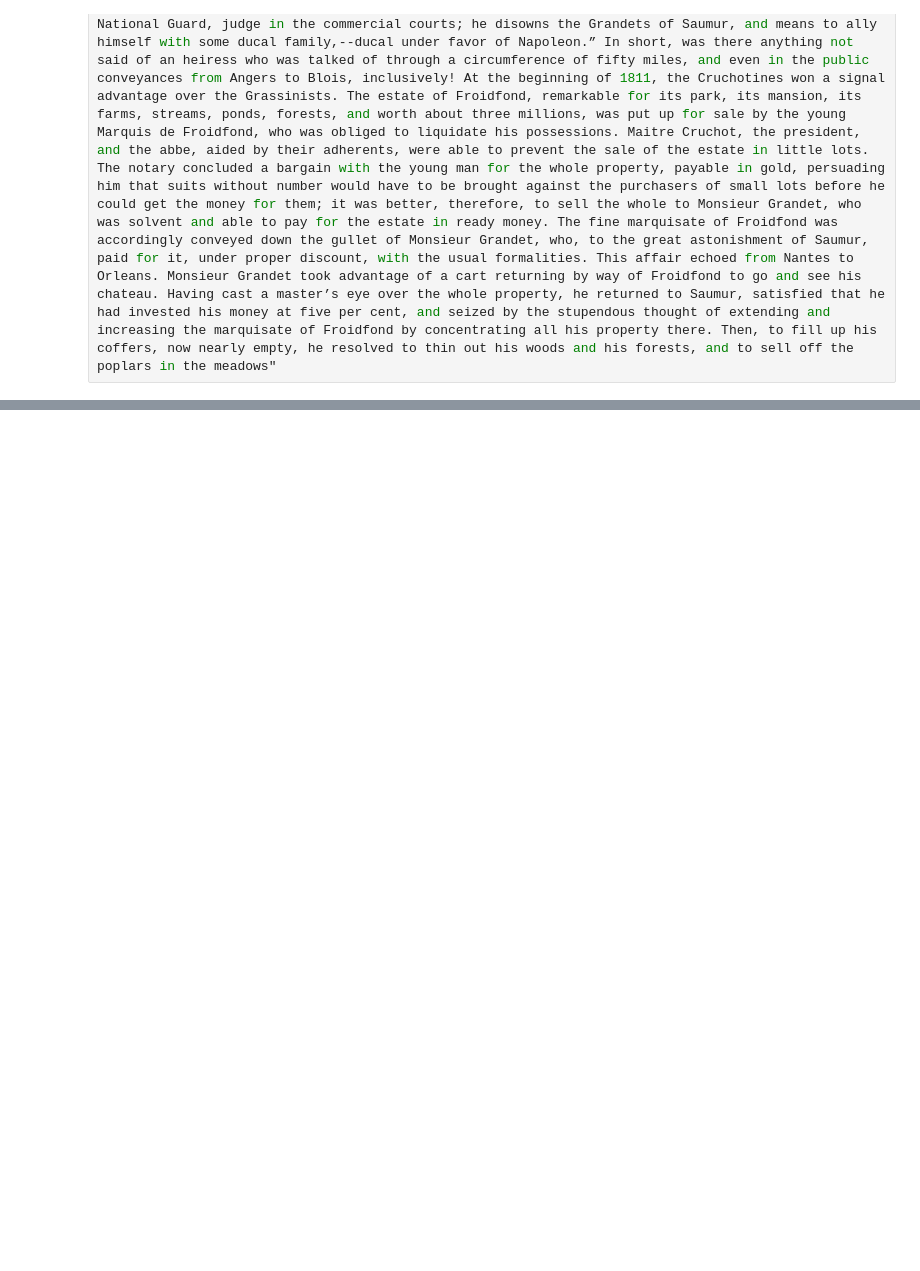
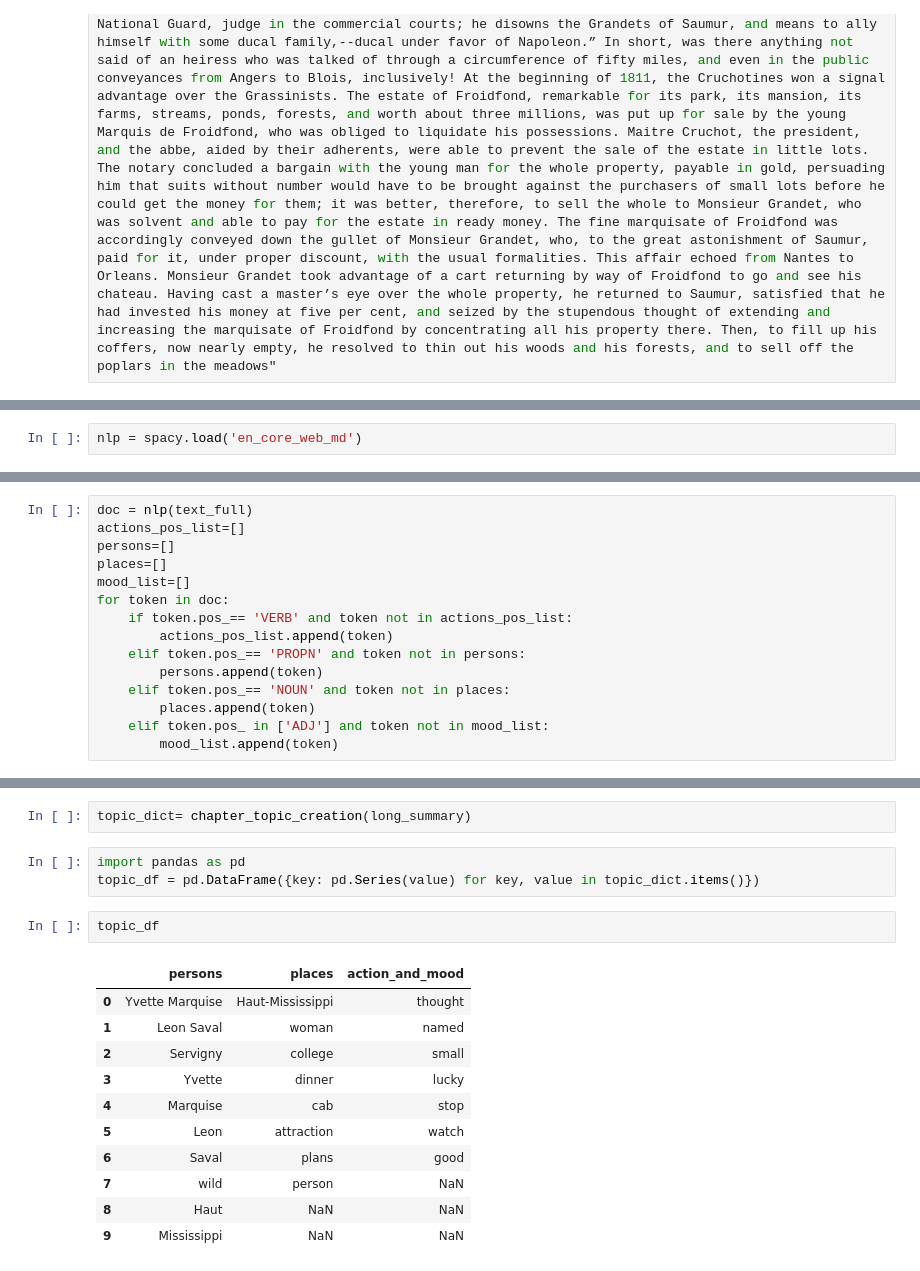
Before and after one commit to Xelfe14/No_Spoil_Name, a Jupyter notebook: notebooks/Yake.ipynb, the cells around one changed output, grey strips where cells are left out. Saved outputs shown, nothing was run; the diff lists cells and outputs as text; blank space fills up the shorter version.

```diff
--- a/notebooks/Yake.ipynb
+++ b/notebooks/Yake.ipynb
@@ -33,2 +817,4 @@ text="I There are houses in certain provincial towns whose aspect inspires melan
+# %%
+nlp = spacy.load('en_core_web_md')
 # %%
 doc = nlp(text)
@@ -49,0 +821,15 @@ print(keyword_extracted)
+# %%
+doc = nlp(text_full)
+actions_pos_list=[]
+persons=[]
+places=[]
+mood_list=[]
+for token in doc:
+    if token.pos_== 'VERB' and token not in actions_pos_list:
+        actions_pos_list.append(token)
+    elif token.pos_== 'PROPN' and token not in persons:
+        persons.append(token)
+    elif token.pos_== 'NOUN' and token not in places:
+        places.append(token)
+    elif token.pos_ in ['ADJ'] and token not in mood_list:
+        mood_list.append(token)
@@ -49,0 +912,19 @@ print(keyword_extracted)
+# %%
+topic_dict= chapter_topic_creation(long_summary)
+# %%
+import pandas as pd
+topic_df = pd.DataFrame({key: pd.Series(value) for key, value in topic_dict.items()})
+# %%
+topic_df
+# %% [output]
+|  | persons | places | action_and_mood |
+| 0 | Yvette Marquise | Haut-Mississippi | thought |
+| 1 | Leon Saval | woman | named |
+| 2 | Servigny | college | small |
+| 3 | Yvette | dinner | lucky |
+| 4 | Marquise | cab | stop |
+| 5 | Leon | attraction | watch |
+| 6 | Saval | plans | good |
+| 7 | wild | person | NaN |
+| 8 | Haut | NaN | NaN |
+| 9 | Mississippi | NaN | NaN |
```
Also changed, not shown: parts of 37 cells of this notebook, 13 other files.
